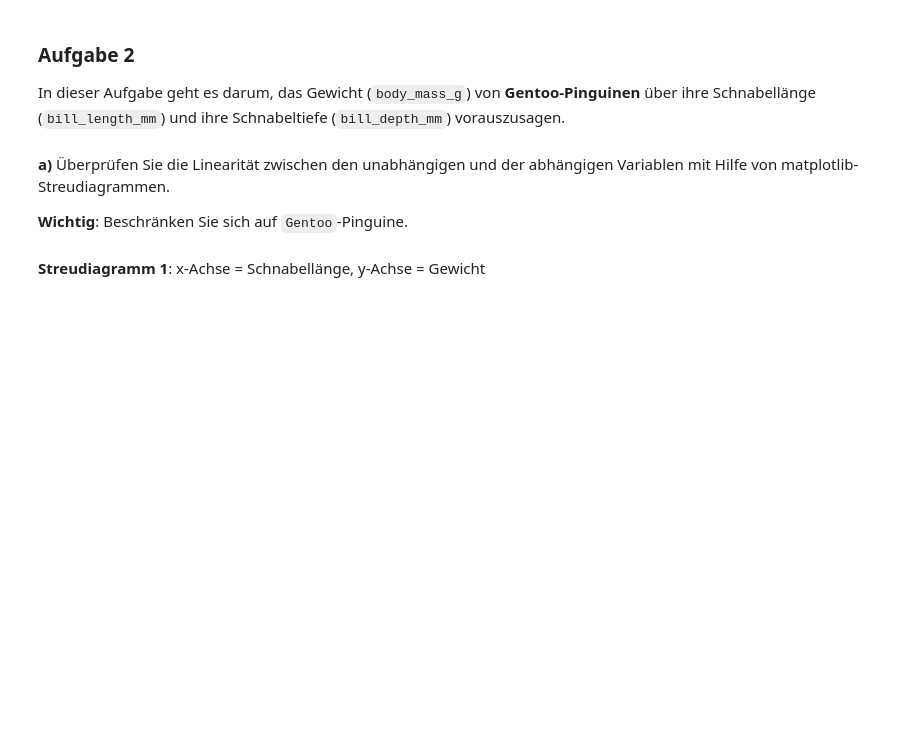
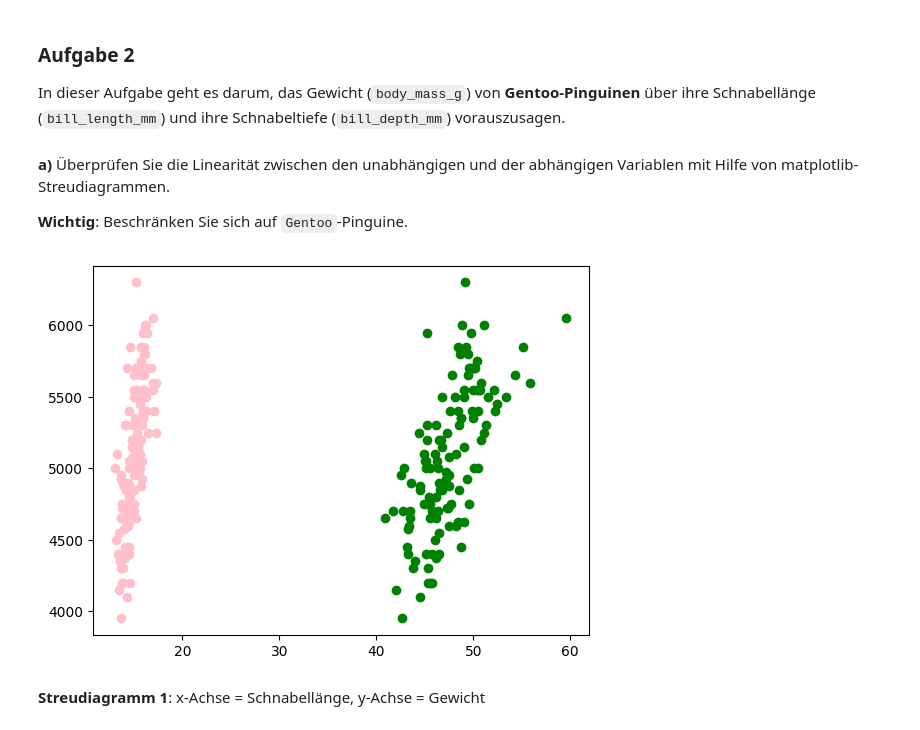
Before and after one commit to Timon-D3v/wahlfach-informatik, a Jupyter notebook: 30_Wiederholungsaufgaben.ipynb, the cells around one changed output. Drawn from its saved outputs; the diff is of its cells as text; code cells hidden in the pictures; blank space fills up the shorter version.

```diff
--- a/30_Wiederholungsaufgaben.ipynb
+++ b/30_Wiederholungsaufgaben.ipynb
@@ -79,6 +79,14 @@ In dieser Aufgabe geht es darum, das Gewicht (`body_mass_g`) von **Gentoo-Pingui
 **Wichtig**: Beschränken Sie sich auf `Gentoo`-Pinguine.
 # %%
 import matplotlib.pyplot as plt
+
+
+plt.scatter(gentoo["bill_length_mm"], gentoo["body_mass_g"], color="green")
+plt.scatter(gentoo["bill_depth_mm"], gentoo["body_mass_g"], color="pink")
+
+plt.show()
+# %% [output]
+[figure, added]
 # %% [markdown]
 **Streudiagramm 1**: x-Achse = Schnabellänge, y-Achse = Gewicht
 # %%
```
Also changed, not shown: parts of 5 cells of this notebook, 20 other files.
